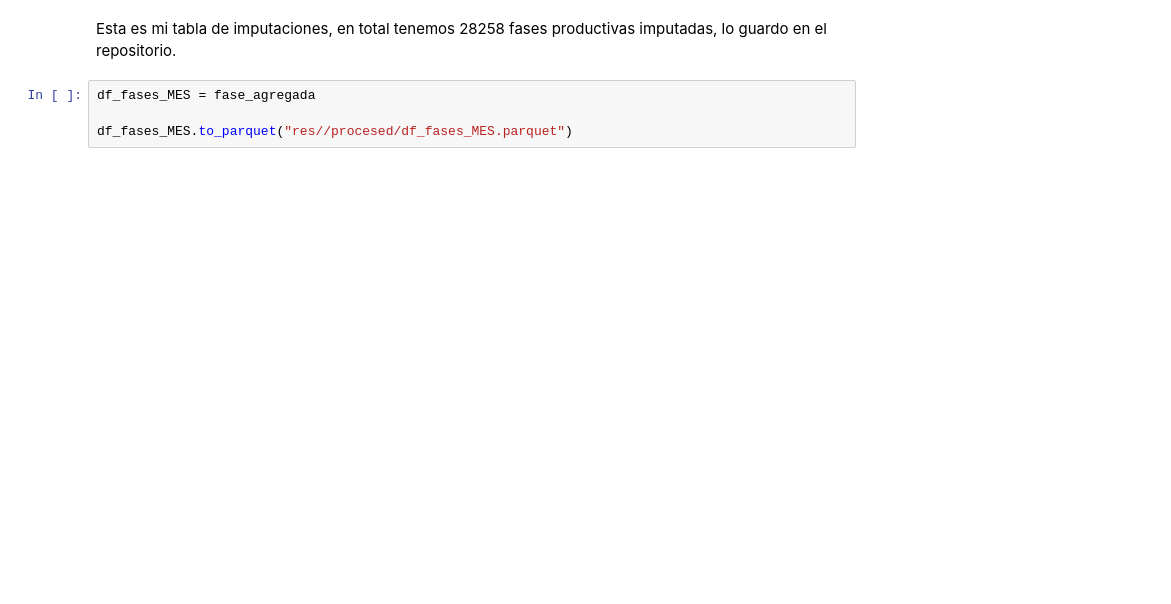
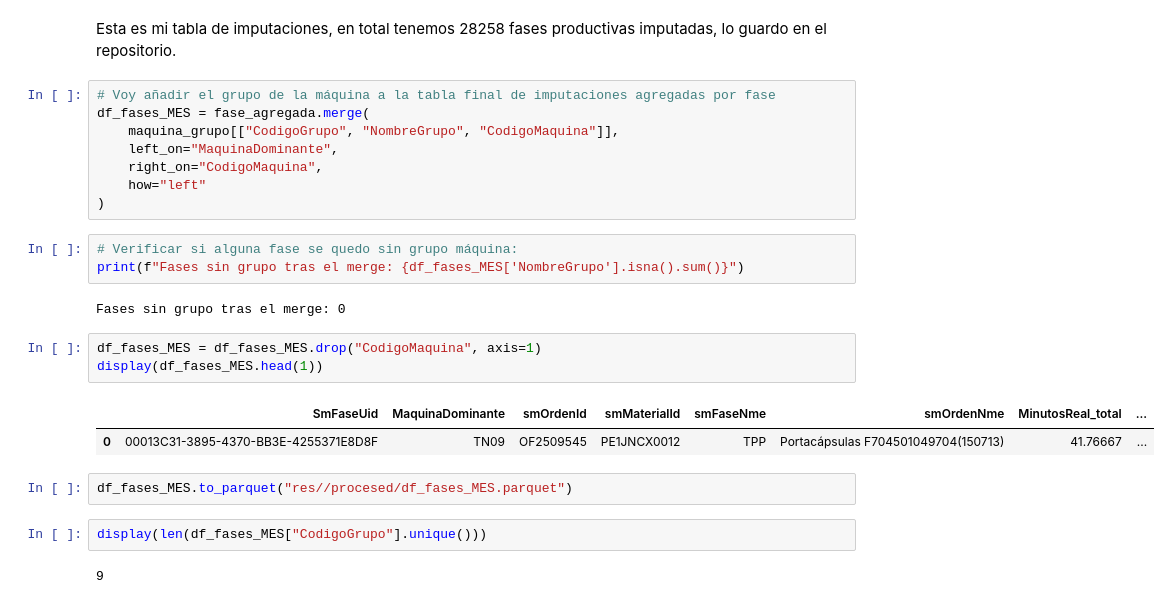
Before and after one commit to muntrans/TFM, a Jupyter notebook: Tratamiento_Imputaciones.ipynb, the cells around one changed output. Saved outputs shown, nothing was run; the diff lists cells and outputs as text; blank space fills up the shorter version.

```diff
--- a/Tratamiento_Imputaciones.ipynb
+++ b/Tratamiento_Imputaciones.ipynb
@@ -300,6 +302,27 @@ Fases en la tabla final: 28258
 # %% [markdown]
 Esta es mi tabla de imputaciones, en total tenemos 28258 fases productivas imputadas, lo guardo en el repositorio.
+# %%
+# Voy añadir el grupo de la máquina a la tabla final de imputaciones agregadas por fase
+df_fases_MES = fase_agregada.merge(
+    maquina_grupo[["CodigoGrupo", "NombreGrupo", "CodigoMaquina"]],
+    left_on="MaquinaDominante",
+    right_on="CodigoMaquina",
+    how="left"
+)
+# %%
+# Verificar si alguna fase se quedo sin grupo máquina:
+print(f"Fases sin grupo tras el merge: {df_fases_MES['NombreGrupo'].isna().sum()}")
+# %% [output]
+Fases sin grupo tras el merge: 0
+# %%
+df_fases_MES = df_fases_MES.drop("CodigoMaquina", axis=1)
+display(df_fases_MES.head(1))
+# %% [output]
+|  | SmFaseUid | MaquinaDominante | smOrdenId | smMaterialId | smFaseNme | smOrdenNme | MinutosReal_total | ... |
+| 0 | 00013C31-3895-4370-BB3E-4255371E8D8F | TN09 | OF2509545 | PE1JNCX0012 | TPP | Portacápsulas F704501049704(150713) | 41.76667 | ... |
 # %%
-df_fases_MES = fase_agregada
-
 df_fases_MES.to_parquet("res//procesed/df_fases_MES.parquet")
+# %%
+display(len(df_fases_MES["CodigoGrupo"].unique()))
+# %% [output]
+9
```
Also changed, not shown: parts of 7 cells of this notebook, 4 other files.
